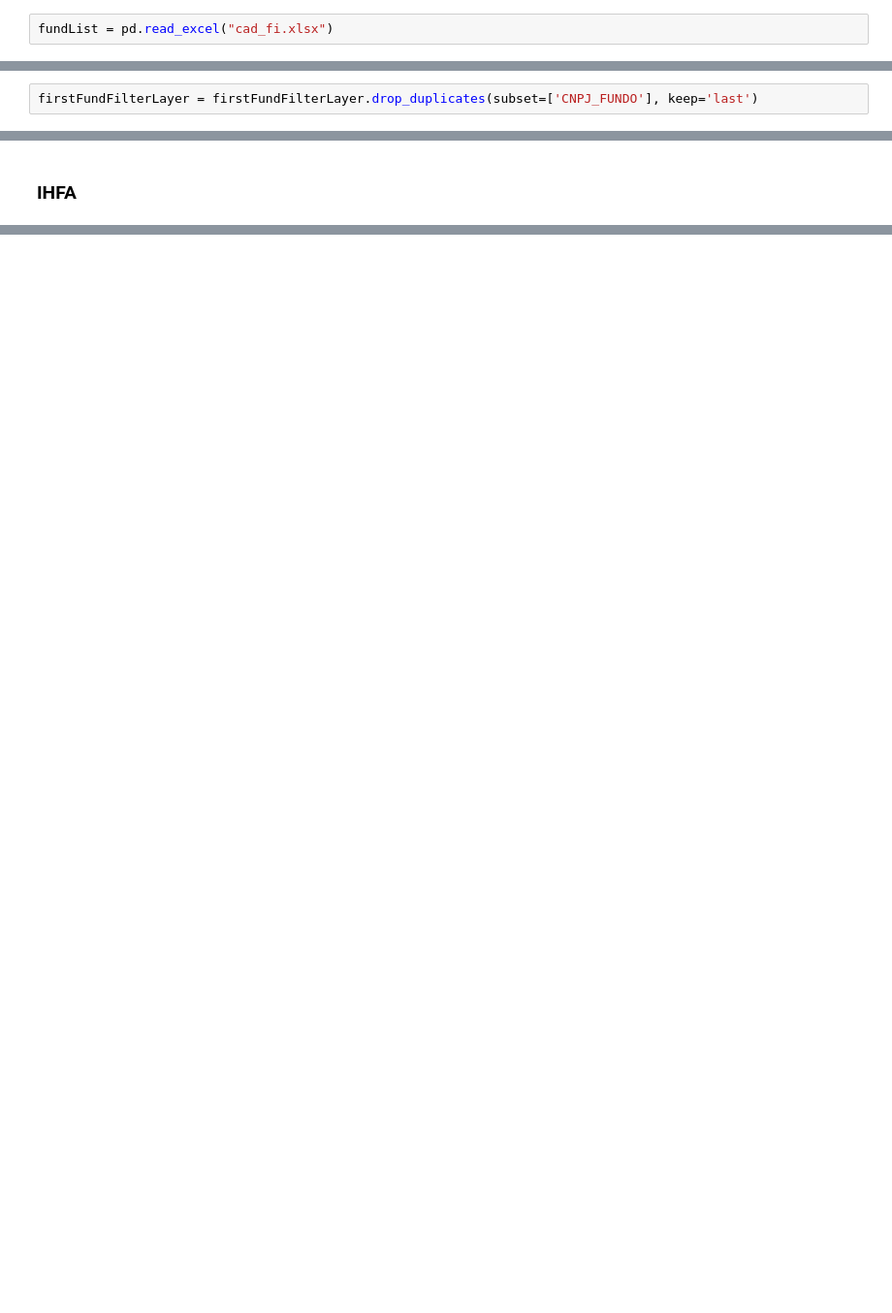
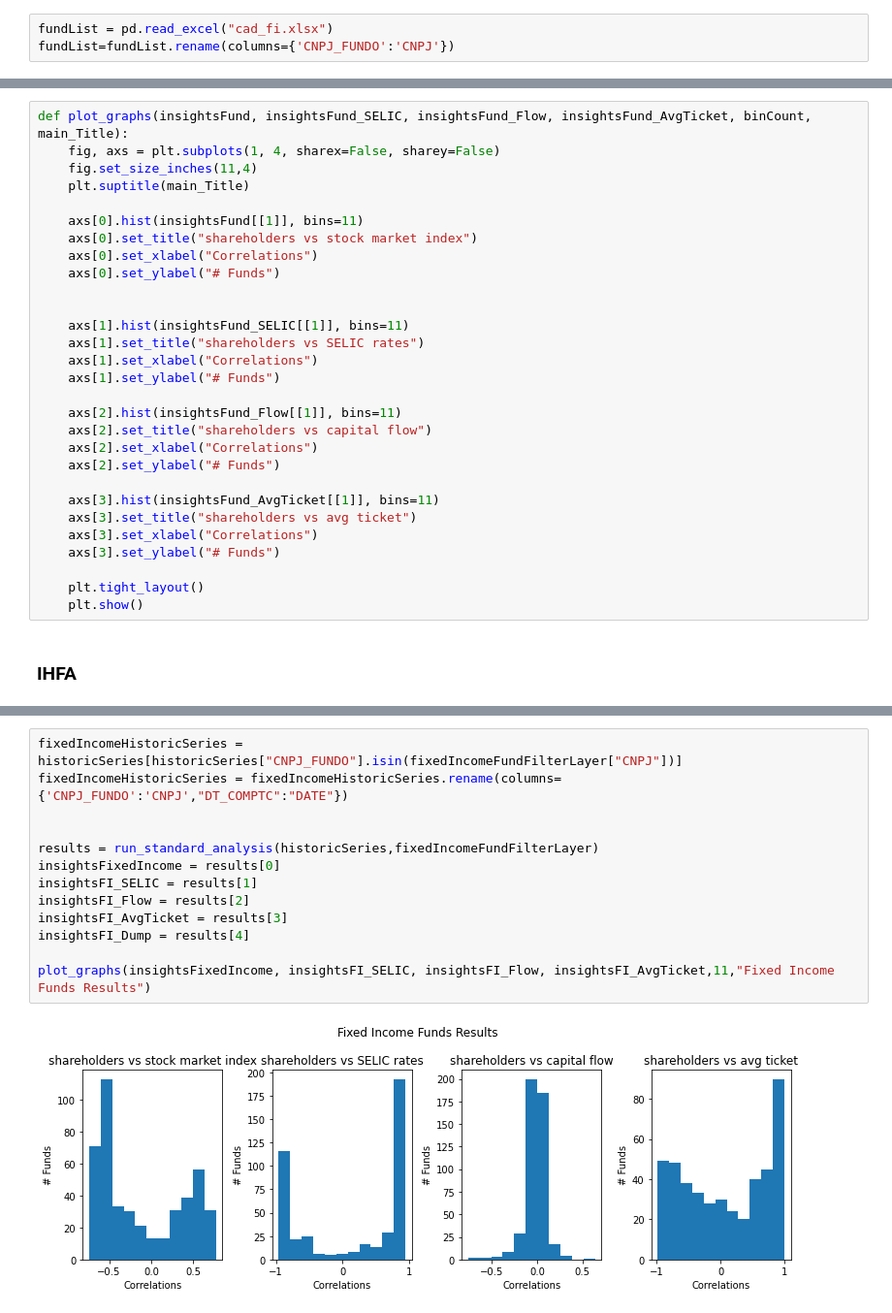
Before and after one commit to rafaelimai/ibmdscapstone, a Jupyter notebook: Capstone Work.ipynb, the cells around one changed output, grey strips where cells are left out. Shown at 97% size. Cells and saved outputs as stored; diff of their text form; blank space fills up the shorter version.

```diff
--- a/Capstone Work.ipynb
+++ b/Capstone Work.ipynb
@@ -27,6 +26,7 @@ historicSeries=historicSeries[["CNPJ_FUNDO","DT_COMPTC","VL_TOTAL","VL_QUOTA","V
 Also, let's load a dataset with all of the investment funds that have existed since the early 90's in Brazil. This file was also obtained from CVM.
 # %%
 fundList = pd.read_excel("cad_fi.xlsx")
+fundList=fundList.rename(columns={'CNPJ_FUNDO':'CNPJ'})
 # %% [markdown]
 #### Another dataset that we will use is the historic series of the IBOVESPA index, the stock market index for the São Paulo Stock Exchange.
 # %%
@@ -70,2 +71,0 @@ firstFundFilterLayer = fundList[((fundList["TP_FUNDO"]=="FI")
-# %%
-firstFundFilterLayer = firstFundFilterLayer.drop_duplicates(subset=['CNPJ_FUNDO'], keep='last')
@@ -85,2 +137,31 @@ interbankRateFundFilterLayer = secondFundFilterLayer[secondFundFilterLayer["DENO
+# %%
+def plot_graphs(insightsFund, insightsFund_SELIC, insightsFund_Flow, insightsFund_AvgTicket, binCount, main_Title):
+    fig, axs = plt.subplots(1, 4, sharex=False, sharey=False)
+    fig.set_size_inches(11,4)
+    plt.suptitle(main_Title)
+
+    axs[0].hist(insightsFund[[1]], bins=11)
+    axs[0].set_title("shareholders vs stock market index")
+    axs[0].set_xlabel("Correlations")
+    axs[0].set_ylabel("# Funds")
+
+
+    axs[1].hist(insightsFund_SELIC[[1]], bins=11)
+    axs[1].set_title("shareholders vs SELIC rates")
+    axs[1].set_xlabel("Correlations")
+    axs[1].set_ylabel("# Funds")
+
+    axs[2].hist(insightsFund_Flow[[1]], bins=11)
+    axs[2].set_title("shareholders vs capital flow")
+    axs[2].set_xlabel("Correlations")
+    axs[2].set_ylabel("# Funds")
+
+    axs[3].hist(insightsFund_AvgTicket[[1]], bins=11)
+    axs[3].set_title("shareholders vs avg ticket")
+    axs[3].set_xlabel("Correlations")
+    axs[3].set_ylabel("# Funds")
+
+    plt.tight_layout()
+    plt.show()
 # %% [markdown]
 ### IHFA
@@ -271,0 +196,15 @@ plt.show()
+# %%
+fixedIncomeHistoricSeries = historicSeries[historicSeries["CNPJ_FUNDO"].isin(fixedIncomeFundFilterLayer["CNPJ"])]
+fixedIncomeHistoricSeries = fixedIncomeHistoricSeries.rename(columns={'CNPJ_FUNDO':'CNPJ',"DT_COMPTC":"DATE"})
+
+
+results = run_standard_analysis(historicSeries,fixedIncomeFundFilterLayer)
+insightsFixedIncome = results[0]
+insightsFI_SELIC = results[1]
+insightsFI_Flow = results[2]
+insightsFI_AvgTicket = results[3]
+insightsFI_Dump = results[4]
+
+plot_graphs(insightsFixedIncome, insightsFI_SELIC, insightsFI_Flow, insightsFI_AvgTicket,11,"Fixed Income Funds Results")
+# %% [output]
+[figure, added]
```
Also changed, not shown: parts of 26 cells of this notebook.
